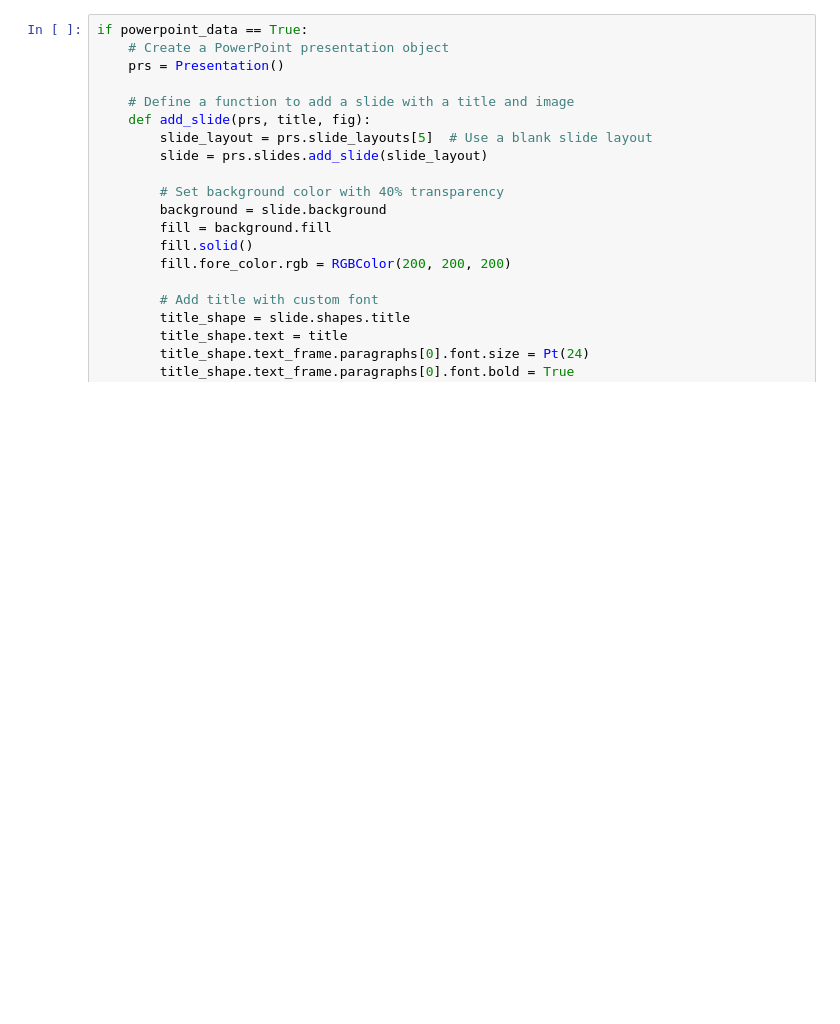
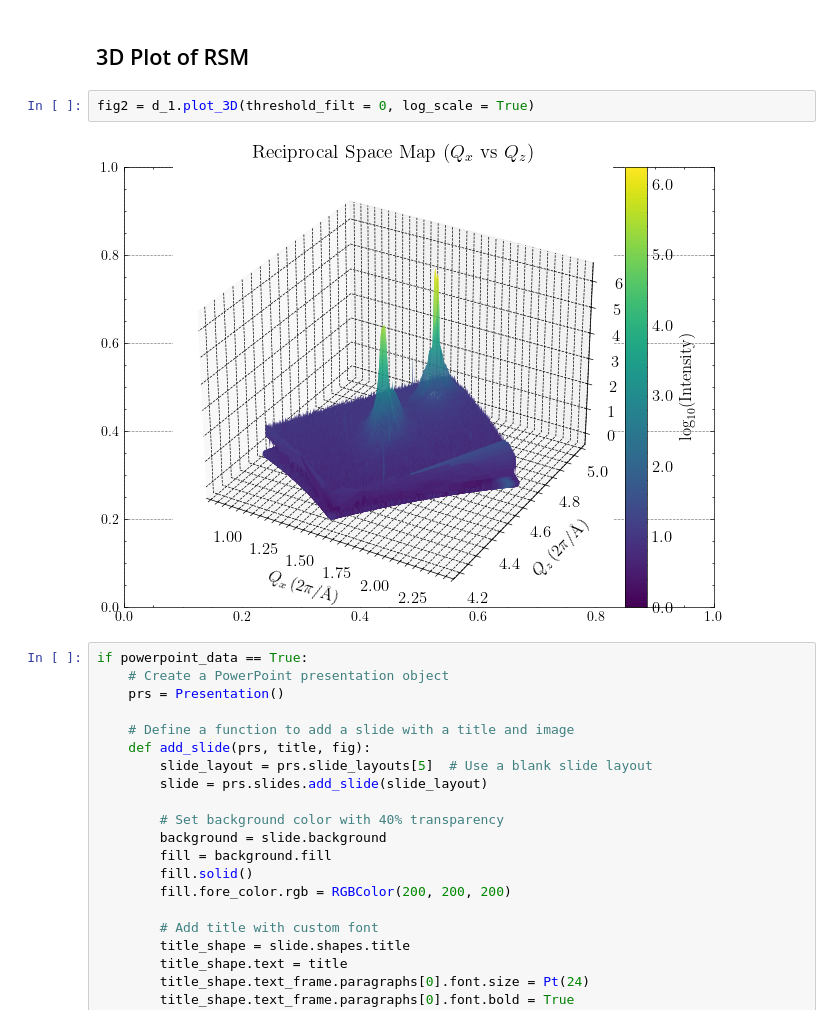
Before and after one commit to hc3413/Thin_Film_Analysis, a Jupyter notebook: XRD_Analysis.ipynb, the cells around one changed output. Cells and saved outputs as stored; diff of their text form; blank space fills up the shorter version.

```diff
--- a/XRD_Analysis.ipynb
+++ b/XRD_Analysis.ipynb
@@ -28,3 +56,9 @@ ModuleNotFoundError: No module named 'scipy'
+# %% [markdown]
+## 3D Plot of RSM
+# %%
+fig2 = d_1.plot_3D(threshold_filt = 0, log_scale = True)
+# %% [output]
+[figure, added]
 # %%
 if powerpoint_data == True:
     # Create a PowerPoint presentation object
```
Also changed, not shown: parts of 5 cells of this notebook, 2 other files.
